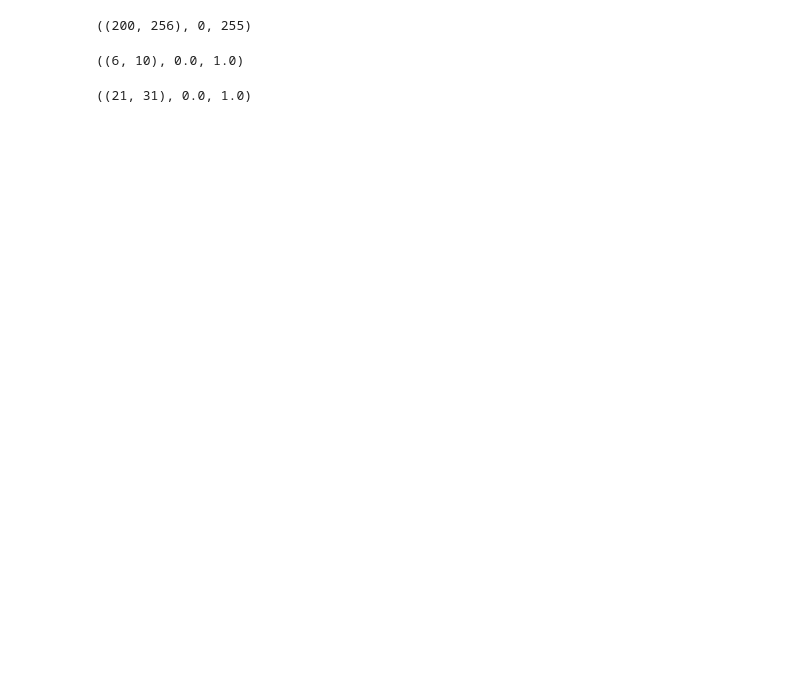
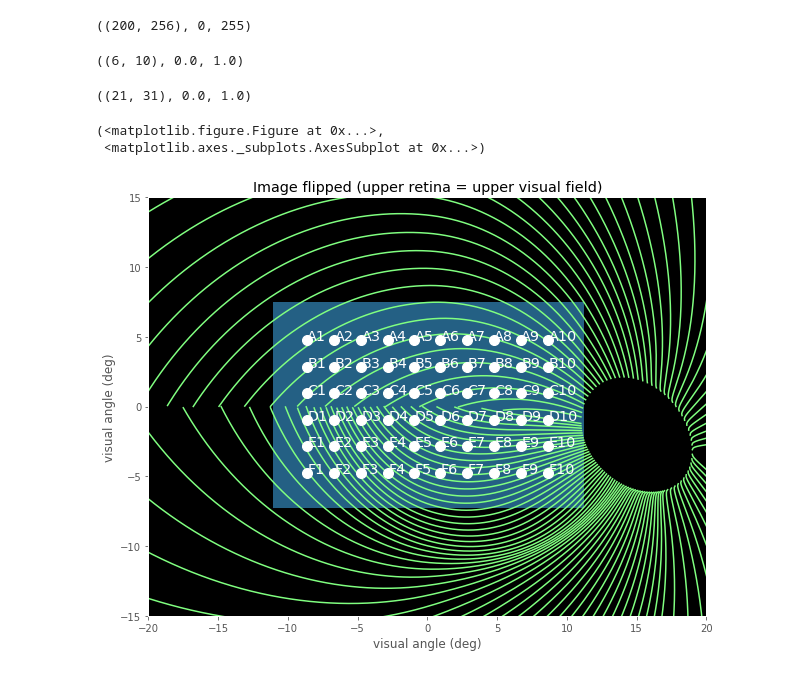
Before and after one commit to mbeyeler/pulse2percept, a Jupyter notebook: examples/notebooks/2.0-tm-plot.ipynb, the cells around one changed output. Saved outputs shown, nothing was run; the diff lists cells and outputs as text; code cells hidden in the pictures; blank space fills up the shorter version.

```diff
--- a/examples/notebooks/2.0-tm-plot.ipynb
+++ b/examples/notebooks/2.0-tm-plot.ipynb
@@ -132,3 +141,9 @@ target = skit.resize(img, (21, 31))
 target.shape, target.min(), target.max()
 # %% [output]
 ((21, 31), 0.0, 1.0)
+# %%
+sim.plot_fundus()
+# %% [output]
+(<matplotlib.figure.Figure at 0x...>,
+ <matplotlib.axes._subplots.AxesSubplot at 0x...>)
+[figure, added]
```
Also changed, not shown: parts of 12 cells of this notebook, 4 other files.
